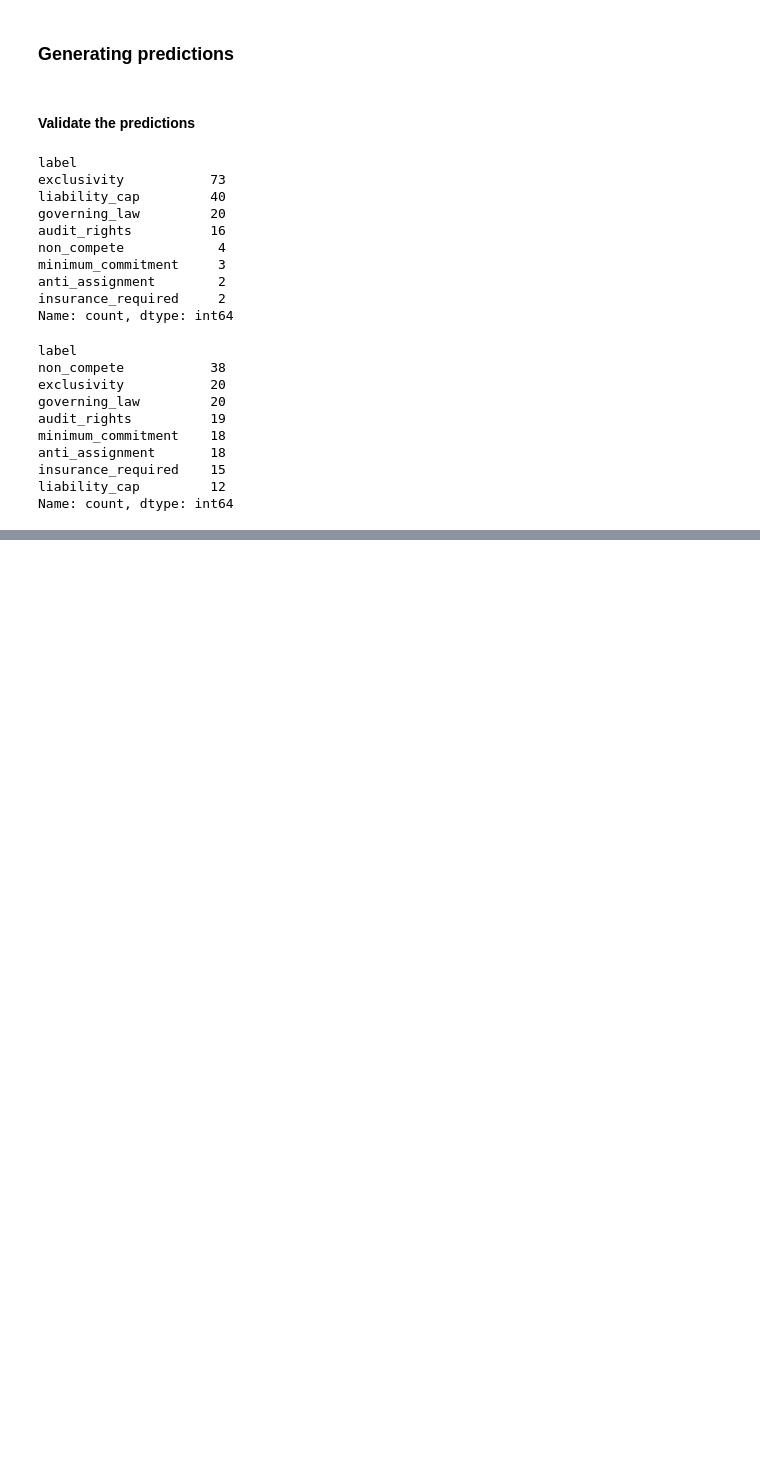
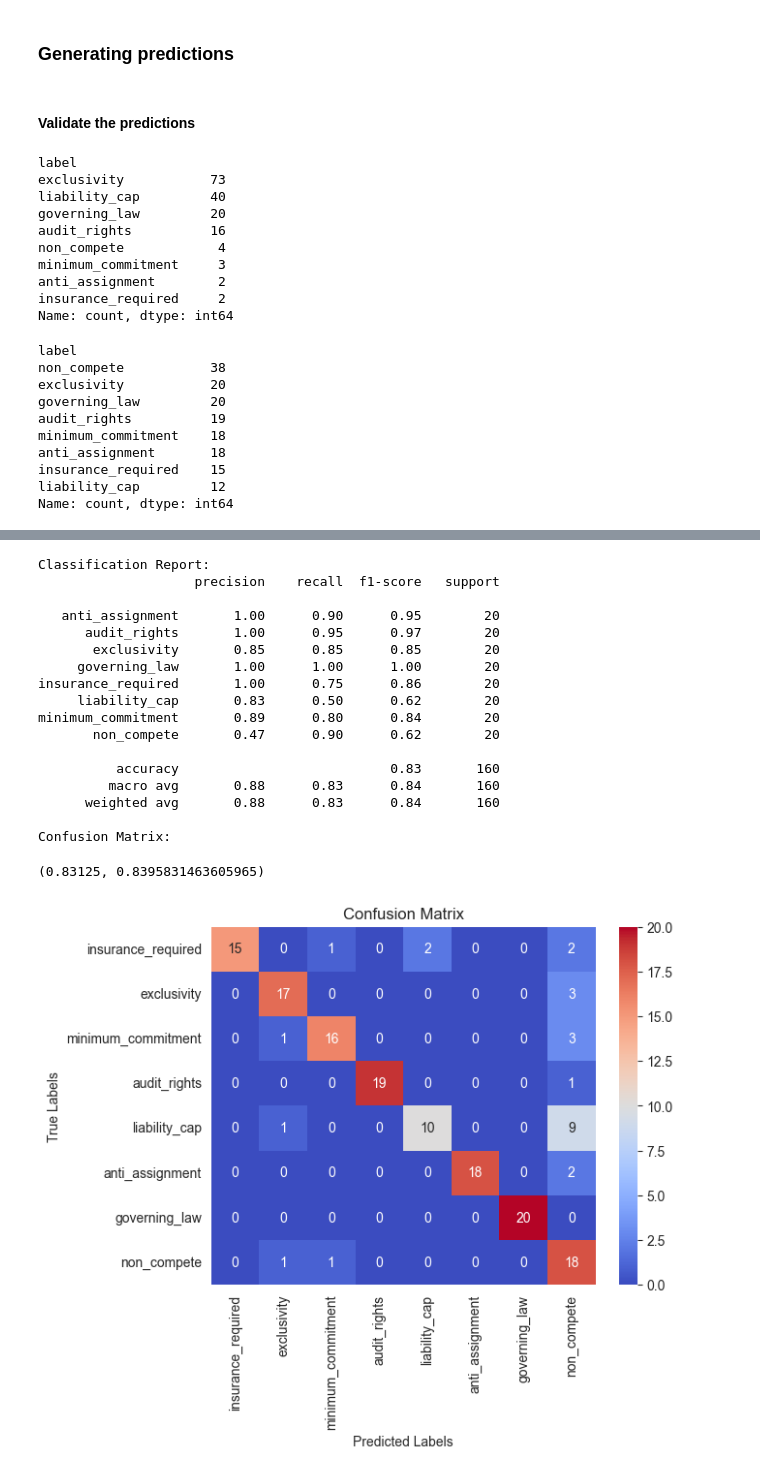
Before and after one commit to klagony/ai_engineering, a Jupyter notebook: promting.ipynb, the cells around one changed output, grey strips where cells are left out. Saved outputs shown, nothing was run; the diff lists cells and outputs as text; code cells hidden in the pictures; blank space fills up the shorter version.

```diff
--- a/promting.ipynb
+++ b/promting.ipynb
@@ -119,0 +145,22 @@ Name: count, dtype: int64
+# %%
+evaluate_pred(test_df, few_shot_predictions)
+# %% [output]
+Classification Report:
+                    precision    recall  f1-score   support
+
+   anti_assignment       1.00      0.90      0.95        20
+      audit_rights       1.00      0.95      0.97        20
+       exclusivity       0.85      0.85      0.85        20
+     governing_law       1.00      1.00      1.00        20
+insurance_required       1.00      0.75      0.86        20
+     liability_cap       0.83      0.50      0.62        20
+minimum_commitment       0.89      0.80      0.84        20
+       non_compete       0.47      0.90      0.62        20
+
+          accuracy                           0.83       160
+         macro avg       0.88      0.83      0.84       160
+      weighted avg       0.88      0.83      0.84       160
+
+Confusion Matrix:
+(0.83125, 0.8395831463605965)
+[figure, added]
```
Also changed, not shown: parts of 3 cells of this notebook, 3 other files.
